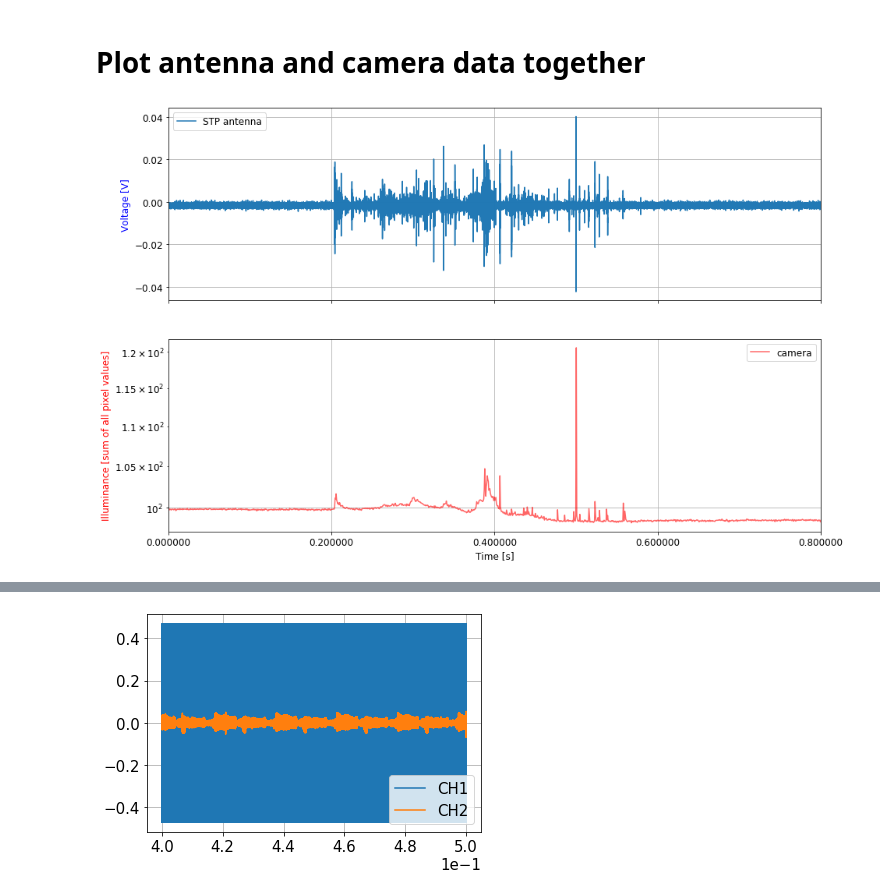
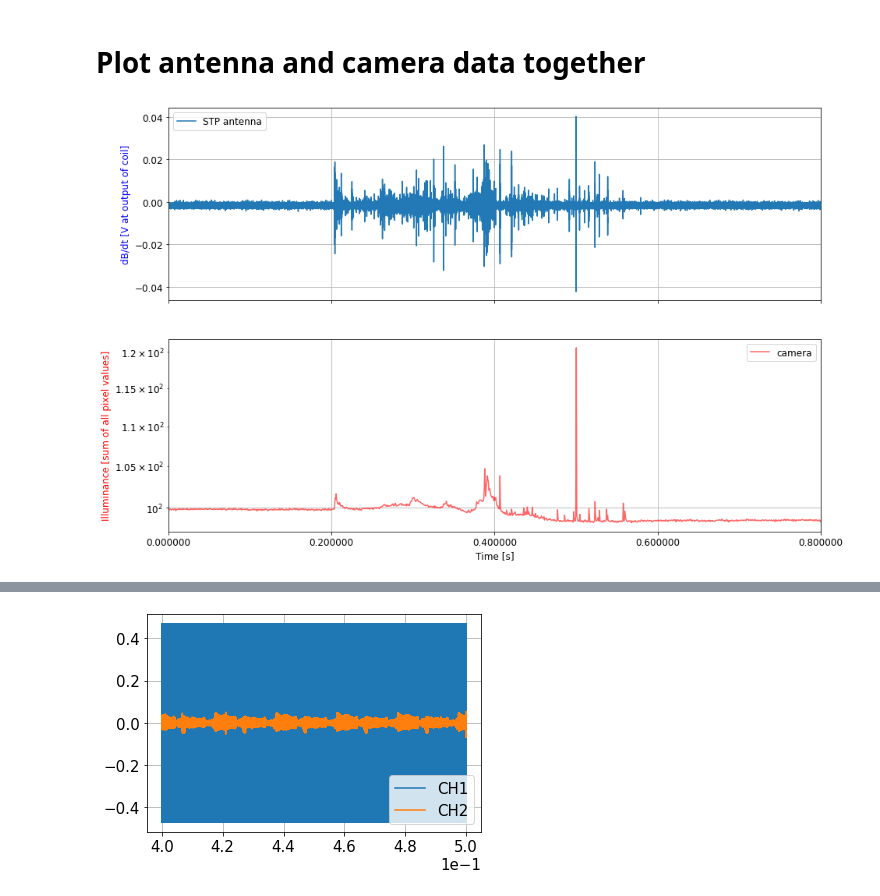
Before and after one commit to ODZ-UJF-AV-CR/auto1, a Jupyter notebook: notebooks/oscilloscope.ipynb, the cells around one changed output, grey strips where cells are left out. Saved outputs shown, nothing was run; the diff lists cells and outputs as text; code cells hidden in the pictures.

```diff
--- a/notebooks/oscilloscope.ipynb
+++ b/notebooks/oscilloscope.ipynb
@@ -70,24 +71,24 @@ xx = df.resample('1us', closed='left').mean()
 # %%
 fig, (ax1,  ax2) = plt.subplots(figsize=(15, 10), nrows=2, sharex=True)
 
 ax1.plot(xx['CH2(V)'], label='STP antenna', alpha=0.99)
 #plt.xlabel('Time [s]')
-ax1.set_ylabel('Voltage [V]', c='b')
+ax1.set_ylabel('dB/dt [V at output of coil]', c='b')
 ax1.grid()
 ax1.legend(loc = "upper left")
 
 ax1.set_xlim(pd.to_datetime(0, unit='s'),pd.to_datetime(0.8, unit='s'))
 
 #y['time'] = pd.to_datetime((y.index - 1613)*(1/1612.38)+0.215, unit='s')
 y['time'] = pd.to_datetime((y.index - 1613)*(1/1612.38)+0.615, unit='s')
 
 ax2.plot(y['time'], y['0'], c='red', alpha=0.6, label='camera')
 ax2.set_yscale('log')
 ax2.set_xlabel('Time [s]')
 ax2.set_ylabel('Illuminance [sum of all pixel values]', c='r')
 ax2.grid()
 ax2.legend(loc = "upper right")
 ax2.xaxis.set_major_formatter(mdates.DateFormatter('0.%f'))
 #plt.ylim(90,10e2)
 # %% [output]
-[figure, old version]
+[figure, new version]
```
Also changed, not shown: parts of 10 cells of this notebook, 1 other file.
